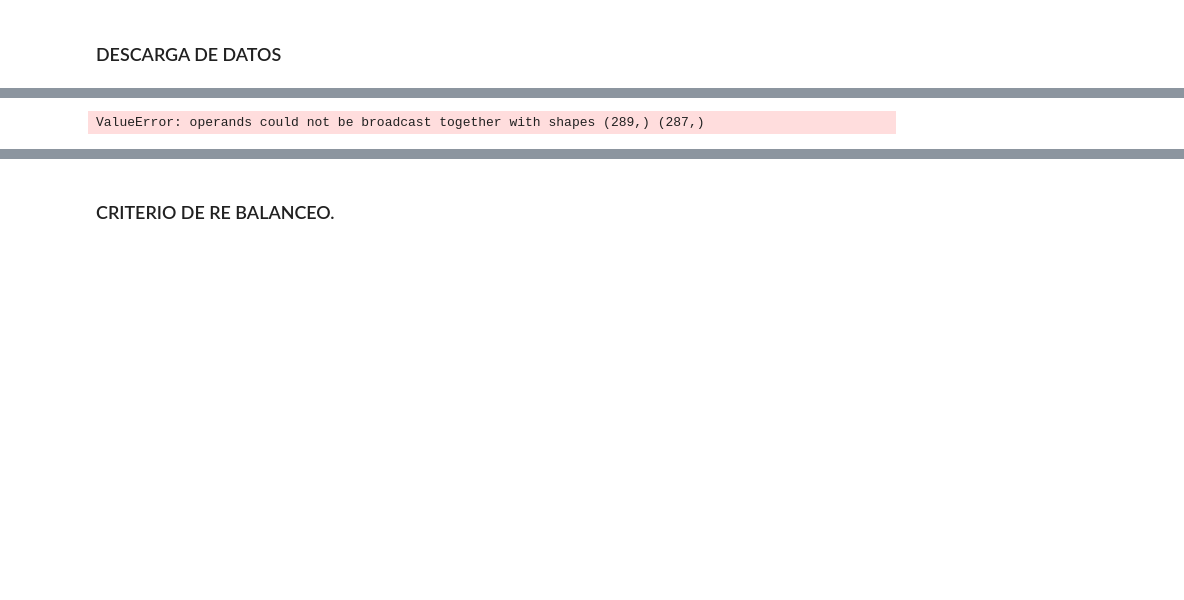
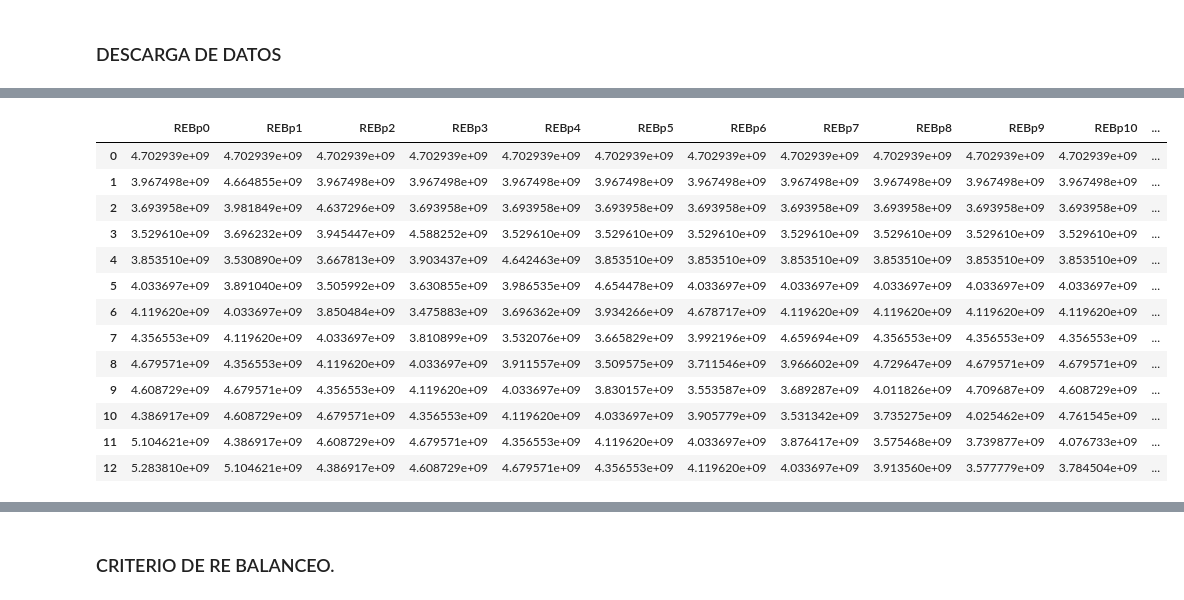
Before and after one commit to Marisolcantarero95/TRADING, a Jupyter notebook: Lab1_EqA/Lab1.ipynb, the cells around one changed output, grey strips where cells are left out. Saved outputs shown, nothing was run; the diff lists cells and outputs as text; code cells hidden in the pictures; blank space fills up the shorter version.

```diff
--- a/Lab1_EqA/Lab1.ipynb
+++ b/Lab1_EqA/Lab1.ipynb
@@ -235,28 +260,20 @@ v_etf # Valor Total ETF
-# %%
-# para esto se necesitan ajustar los tickers para que sean iguales.
-w = holdings[0]['Weight (%)'] # mismos pesos
-v_etf2 = []
-for i in range(narch):
-    p = holdings[i]['Price']   # precios
-    s = holdings[i]['Shares']  #número de acciones
-    st = []
-    pr = []
-    if type(p[0]) == np.float64:
-        for i in s:
-            string = float(i.replace(',',''))
-            st.append(string)
-        a1 = w*p*st # Valor en dinero de cada acción
-        v_etf1 = sum(a1) # Valor Total ETF
-        v_etf2.append(v_etf1)
-    else:
-        for i in s:
-            string = float(i.replace(',',''))
-            st.append(string)
-        for j in p:
-            prices = float(j.replace(',',''))
-            pr.append(prices)
-        a1 = w*pr*st # Valor en dinero de cada acción
-        v_etf1 = sum(a1) # Valor Total ETF
-        v_etf2.append(v_etf1)
-# %% [output]
-ValueError: operands could not be broadcast together with shapes (289,) (287,)
+# %%
+REBcomp = pd.DataFrame()
+for i in range(narch):
+    REBcomp['REBp'+str(i)+''] = v_etf3(narch,i)
+REBcomp
+# %% [output]
+|  | REBp0 | REBp1 | REBp2 | REBp3 | REBp4 | REBp5 | REBp6 | REBp7 | REBp8 | REBp9 | REBp10 | ... |
+| 0 | 4.702939e+09 | 4.702939e+09 | 4.702939e+09 | 4.702939e+09 | 4.702939e+09 | 4.702939e+09 | 4.702939e+09 | 4.702939e+09 | 4.702939e+09 | 4.702939e+09 | 4.702939e+09 | ... |
+| 1 | 3.967498e+09 | 4.664855e+09 | 3.967498e+09 | 3.967498e+09 | 3.967498e+09 | 3.967498e+09 | 3.967498e+09 | 3.967498e+09 | 3.967498e+09 | 3.967498e+09 | 3.967498e+09 | ... |
+| 2 | 3.693958e+09 | 3.981849e+09 | 4.637296e+09 | 3.693958e+09 | 3.693958e+09 | 3.693958e+09 | 3.693958e+09 | 3.693958e+09 | 3.693958e+09 | 3.693958e+09 | 3.693958e+09 | ... |
+| 3 | 3.529610e+09 | 3.696232e+09 | 3.945447e+09 | 4.588252e+09 | 3.529610e+09 | 3.529610e+09 | 3.529610e+09 | 3.529610e+09 | 3.529610e+09 | 3.529610e+09 | 3.529610e+09 | ... |
+| 4 | 3.853510e+09 | 3.530890e+09 | 3.667813e+09 | 3.903437e+09 | 4.642463e+09 | 3.853510e+09 | 3.853510e+09 | 3.853510e+09 | 3.853510e+09 | 3.853510e+09 | 3.853510e+09 | ... |
+| 5 | 4.033697e+09 | 3.891040e+09 | 3.505992e+09 | 3.630855e+09 | 3.986535e+09 | 4.654478e+09 | 4.033697e+09 | 4.033697e+09 | 4.033697e+09 | 4.033697e+09 | 4.033697e+09 | ... |
+| 6 | 4.119620e+09 | 4.033697e+09 | 3.850484e+09 | 3.475883e+09 | 3.696362e+09 | 3.934266e+09 | 4.678717e+09 | 4.119620e+09 | 4.119620e+09 | 4.119620e+09 | 4.119620e+09 | ... |
+| 7 | 4.356553e+09 | 4.119620e+09 | 4.033697e+09 | 3.810899e+09 | 3.532076e+09 | 3.665829e+09 | 3.992196e+09 | 4.659694e+09 | 4.356553e+09 | 4.356553e+09 | 4.356553e+09 | ... |
+| 8 | 4.679571e+09 | 4.356553e+09 | 4.119620e+09 | 4.033697e+09 | 3.911557e+09 | 3.509575e+09 | 3.711546e+09 | 3.966602e+09 | 4.729647e+09 | 4.679571e+09 | 4.679571e+09 | ... |
+| 9 | 4.608729e+09 | 4.679571e+09 | 4.356553e+09 | 4.119620e+09 | 4.033697e+09 | 3.830157e+09 | 3.553587e+09 | 3.689287e+09 | 4.011826e+09 | 4.709687e+09 | 4.608729e+09 | ... |
+| 10 | 4.386917e+09 | 4.608729e+09 | 4.679571e+09 | 4.356553e+09 | 4.119620e+09 | 4.033697e+09 | 3.905779e+09 | 3.531342e+09 | 3.735275e+09 | 4.025462e+09 | 4.761545e+09 | ... |
+| 11 | 5.104621e+09 | 4.386917e+09 | 4.608729e+09 | 4.679571e+09 | 4.356553e+09 | 4.119620e+09 | 4.033697e+09 | 3.876417e+09 | 3.575468e+09 | 3.739877e+09 | 4.076733e+09 | ... |
+| 12 | 5.283810e+09 | 5.104621e+09 | 4.386917e+09 | 4.608729e+09 | 4.679571e+09 | 4.356553e+09 | 4.119620e+09 | 4.033697e+09 | 3.913560e+09 | 3.577779e+09 | 3.784504e+09 | ... |
```
Also changed, not shown: parts of 15 cells of this notebook.
